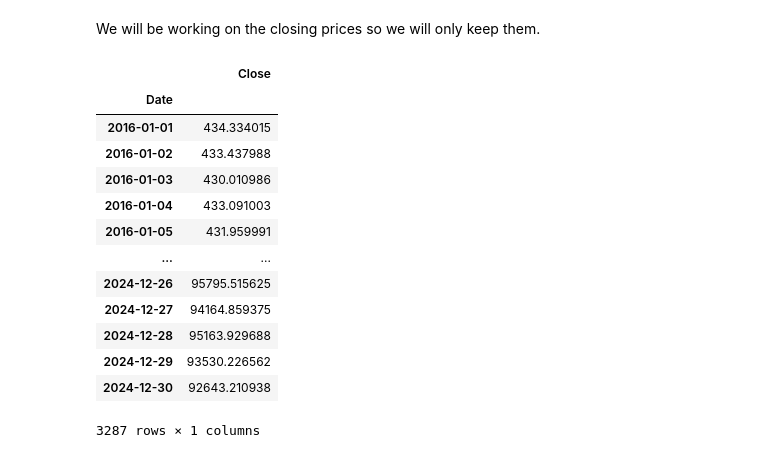
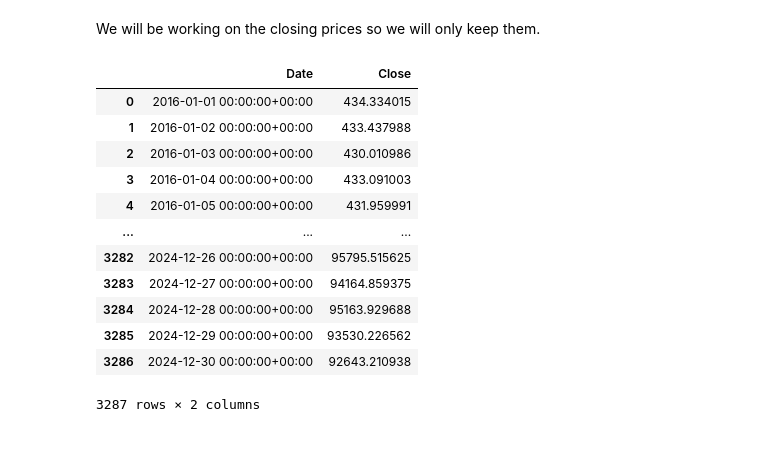
Before and after one commit to YoenCorbel/cryptobacktest, a Jupyter notebook: example_cryptobacktest.ipynb, the cells around one changed output. Drawn from its saved outputs; the diff is of its cells as text; code cells hidden in the pictures.

```diff
--- a/example_cryptobacktest.ipynb
+++ b/example_cryptobacktest.ipynb
@@ -40,26 +33,23 @@ btc_data
 # %% [markdown]
 We will be working on the closing prices so we will only keep them.
 # %%
-# Set Date as the index
 btc_close = btc_data[['Date', 'Close']].copy()
 
-btc_close['Date'] = pd.to_datetime(btc_close['Date']).dt.strftime('%Y-%m-%d')
-btc_close.set_index('Date', inplace=True)
+#btc_close['Date'] = pd.to_datetime(btc_close['Date']).dt.strftime('%Y-%m-%d')
 
 # Display the DataFrame
 btc_close
 # %% [output]
-|  | Close |
-| Date |  |
-| 2016-01-01 | 434.334015 |
-| 2016-01-02 | 433.437988 |
-| 2016-01-03 | 430.010986 |
-| 2016-01-04 | 433.091003 |
-| 2016-01-05 | 431.959991 |
-| ... | ... |
-| 2024-12-26 | 95795.515625 |
-| 2024-12-27 | 94164.859375 |
-| 2024-12-28 | 95163.929688 |
-| 2024-12-29 | 93530.226562 |
-| 2024-12-30 | 92643.210938 |
+|  | Date | Close |
+| 0 | 2016-01-01 00:00:00+00:00 | 434.334015 |
+| 1 | 2016-01-02 00:00:00+00:00 | 433.437988 |
+| 2 | 2016-01-03 00:00:00+00:00 | 430.010986 |
+| 3 | 2016-01-04 00:00:00+00:00 | 433.091003 |
+| 4 | 2016-01-05 00:00:00+00:00 | 431.959991 |
+| ... | ... | ... |
+| 3282 | 2024-12-26 00:00:00+00:00 | 95795.515625 |
+| 3283 | 2024-12-27 00:00:00+00:00 | 94164.859375 |
+| 3284 | 2024-12-28 00:00:00+00:00 | 95163.929688 |
+| 3285 | 2024-12-29 00:00:00+00:00 | 93530.226562 |
+| 3286 | 2024-12-30 00:00:00+00:00 | 92643.210938 |
-3287 rows × 1 columns
+3287 rows × 2 columns
```
Also changed, not shown: parts of 9 cells of this notebook, 1 other file.
